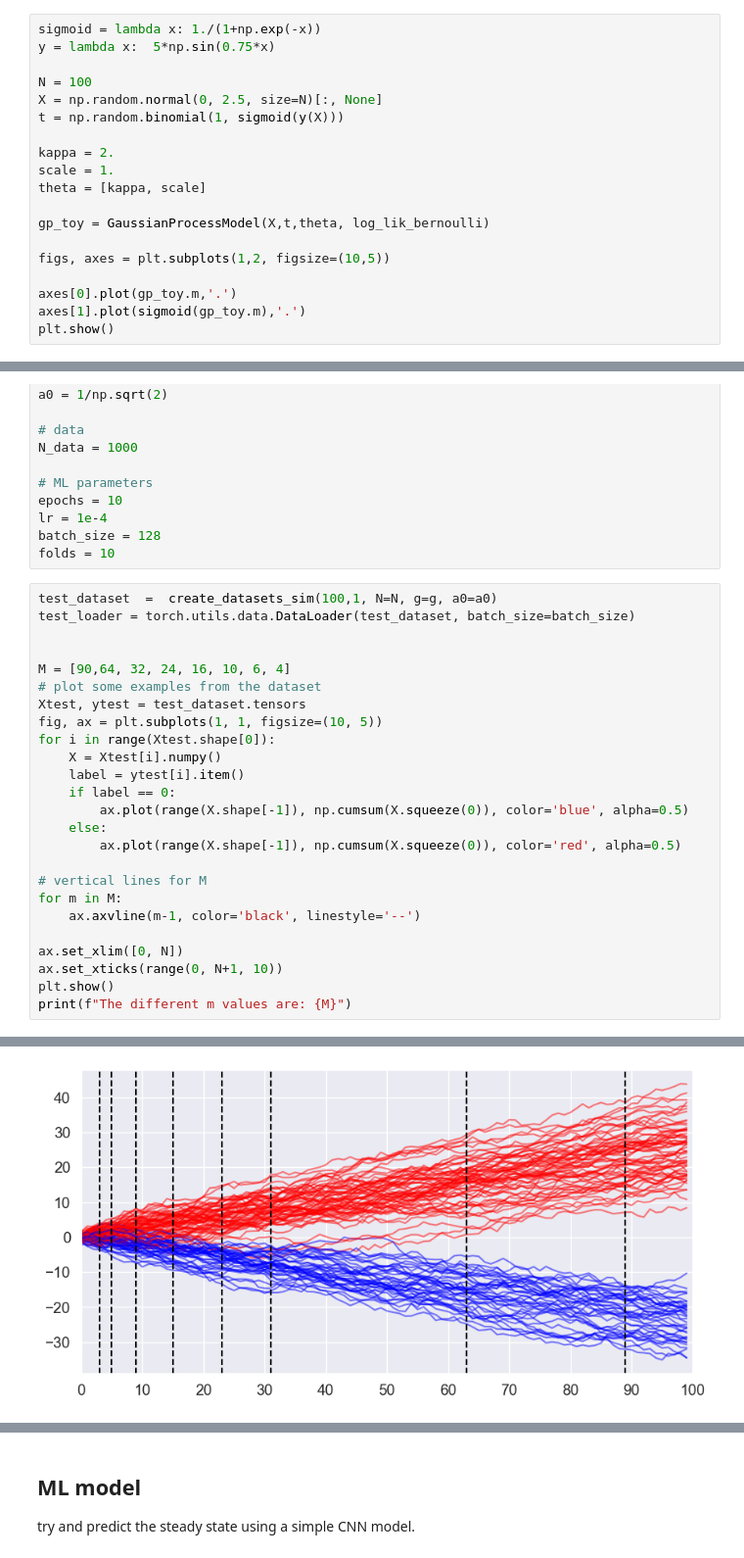
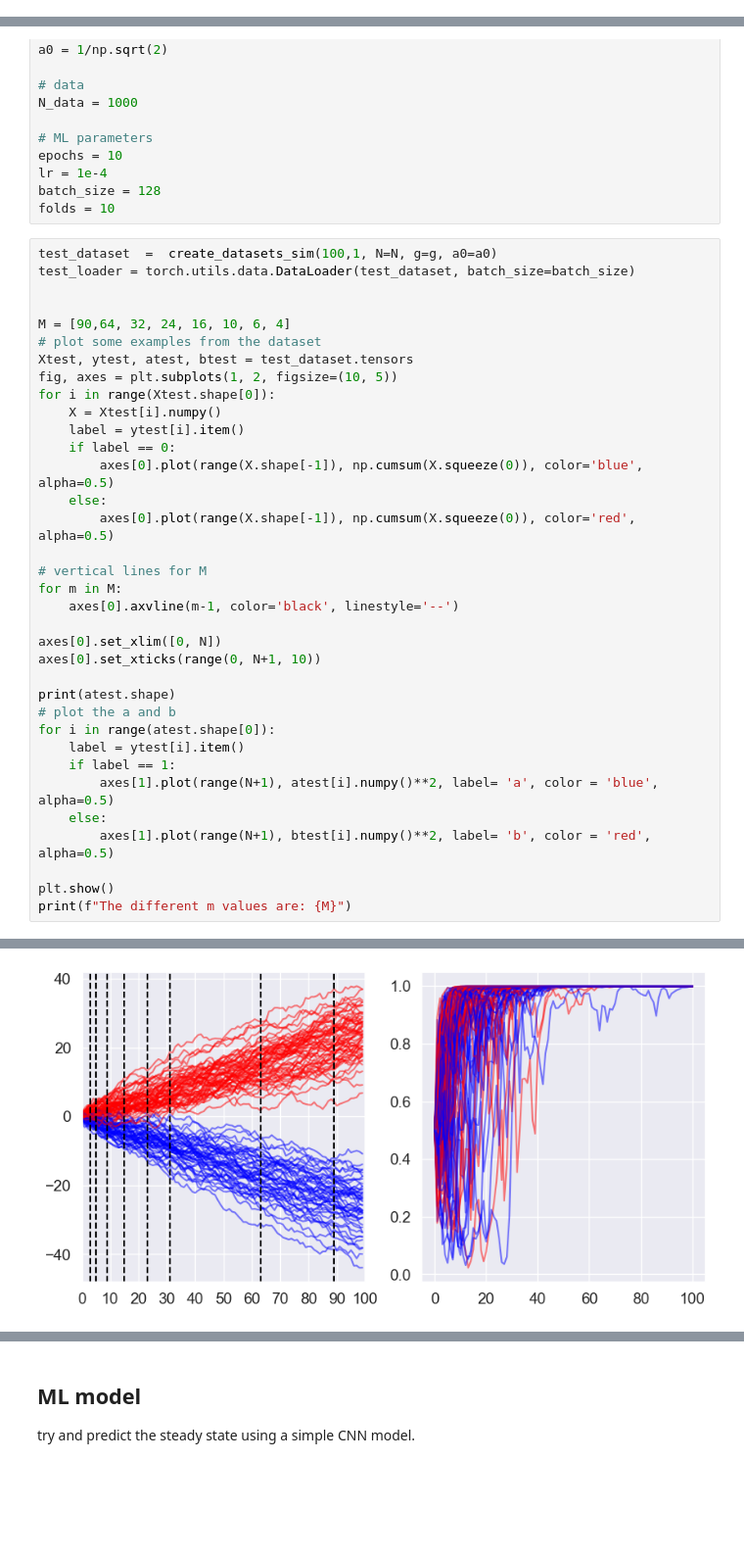
Before and after one commit to AlexInselmann/quantum-sensing, a Jupyter notebook: steady_state.ipynb, the cells around one changed output, grey strips where cells are left out. Shown at 98% size. Drawn from its saved outputs; the diff is of its cells as text; blank space fills up the shorter version.

```diff
--- a/steady_state.ipynb
+++ b/steady_state.ipynb
@@ -23,22 +23,3 @@ device = torch.device("cuda" if torch.cuda.is_available() else "cpu")
 
 %reload_ext autoreload
 %autoreload 2
-# %%
-sigmoid = lambda x: 1./(1+np.exp(-x))
-y = lambda x:  5*np.sin(0.75*x)
-
-N = 100
-X = np.random.normal(0, 2.5, size=N)[:, None]
-t = np.random.binomial(1, sigmoid(y(X)))
-
-kappa = 2.
-scale = 1.
-theta = [kappa, scale]
-
-gp_toy = GaussianProcessModel(X,t,theta, log_lik_bernoulli)
-
-figs, axes = plt.subplots(1,2, figsize=(10,5))
-
-axes[0].plot(gp_toy.m,'.')
-axes[1].plot(sigmoid(gp_toy.m),'.')
-plt.show()
@@ -68,22 +47,32 @@ test_loader = torch.utils.data.DataLoader(test_dataset, batch_size=batch_size)
 
 M = [90,64, 32, 24, 16, 10, 6, 4]
 # plot some examples from the dataset
-Xtest, ytest = test_dataset.tensors
-fig, ax = plt.subplots(1, 1, figsize=(10, 5))
+Xtest, ytest, atest, btest = test_dataset.tensors
+fig, axes = plt.subplots(1, 2, figsize=(10, 5))
 for i in range(Xtest.shape[0]):
     X = Xtest[i].numpy()
     label = ytest[i].item()
     if label == 0:
-        ax.plot(range(X.shape[-1]), np.cumsum(X.squeeze(0)), color='blue', alpha=0.5)
+        axes[0].plot(range(X.shape[-1]), np.cumsum(X.squeeze(0)), color='blue', alpha=0.5)
     else:
-        ax.plot(range(X.shape[-1]), np.cumsum(X.squeeze(0)), color='red', alpha=0.5)
+        axes[0].plot(range(X.shape[-1]), np.cumsum(X.squeeze(0)), color='red', alpha=0.5)
 
 # vertical lines for M
 for m in M:
-    ax.axvline(m-1, color='black', linestyle='--')
+    axes[0].axvline(m-1, color='black', linestyle='--')
 
-ax.set_xlim([0, N])
-ax.set_xticks(range(0, N+1, 10))
+axes[0].set_xlim([0, N])
+axes[0].set_xticks(range(0, N+1, 10))
+
+print(atest.shape)
+# plot the a and b
+for i in range(atest.shape[0]):
+    label = ytest[i].item()
+    if label == 1:
+        axes[1].plot(range(N+1), atest[i].numpy()**2, label= 'a', color = 'blue', alpha=0.5)
+    else:
+        axes[1].plot(range(N+1), btest[i].numpy()**2, label= 'b', color = 'red', alpha=0.5)
+
 plt.show()
 print(f"The different m values are: {M}")
 # %% [output]
@@ -91,4 +81,4 @@ N_sim and N are equal, changing N_sim to N+1
-[figure, old version]
+[figure, new version]
 The different m values are: [90, 64, 32, 24, 16, 10, 6, 4]
 # %% [markdown]
 ## ML model
```
Also changed, not shown: parts of 14 cells of this notebook, 7 other files.
